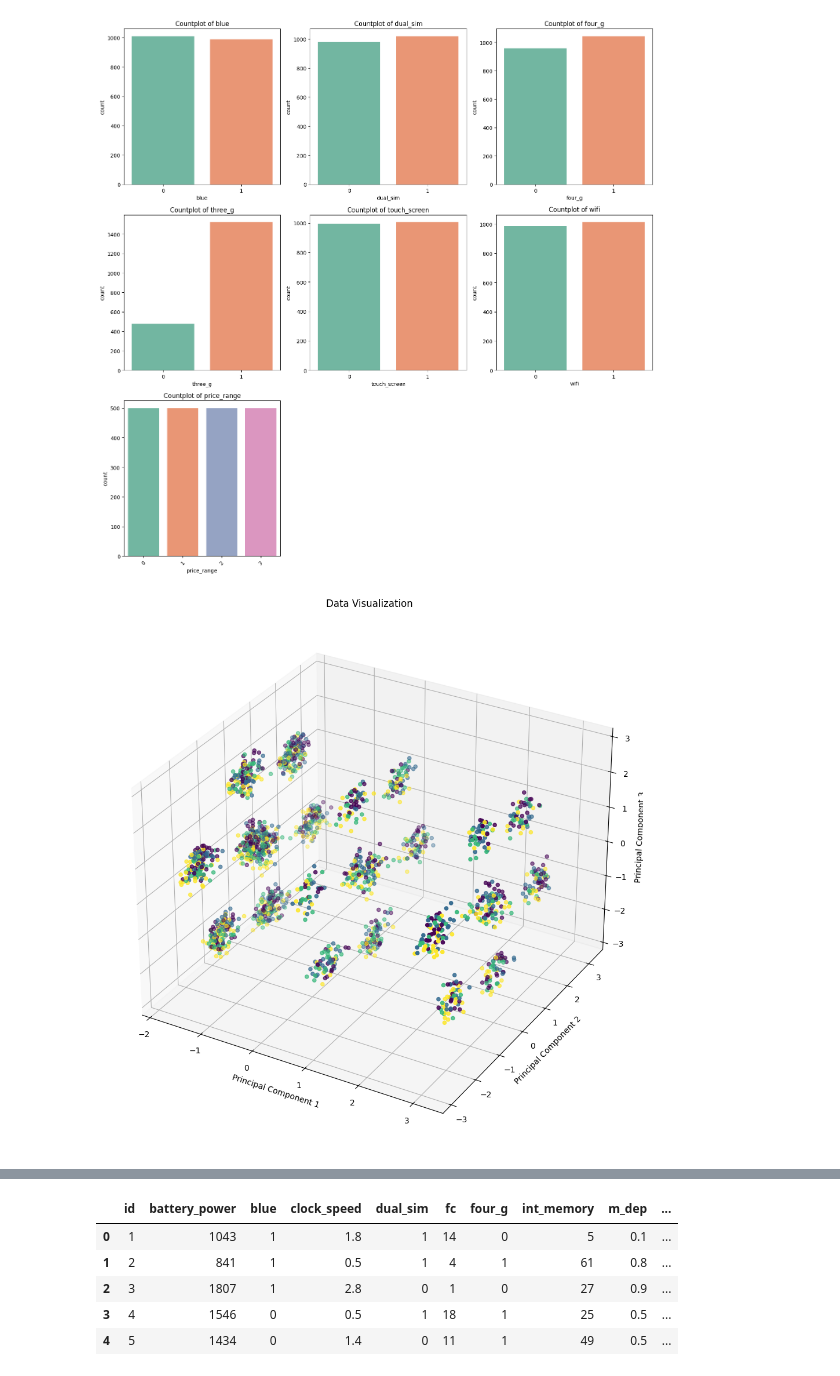
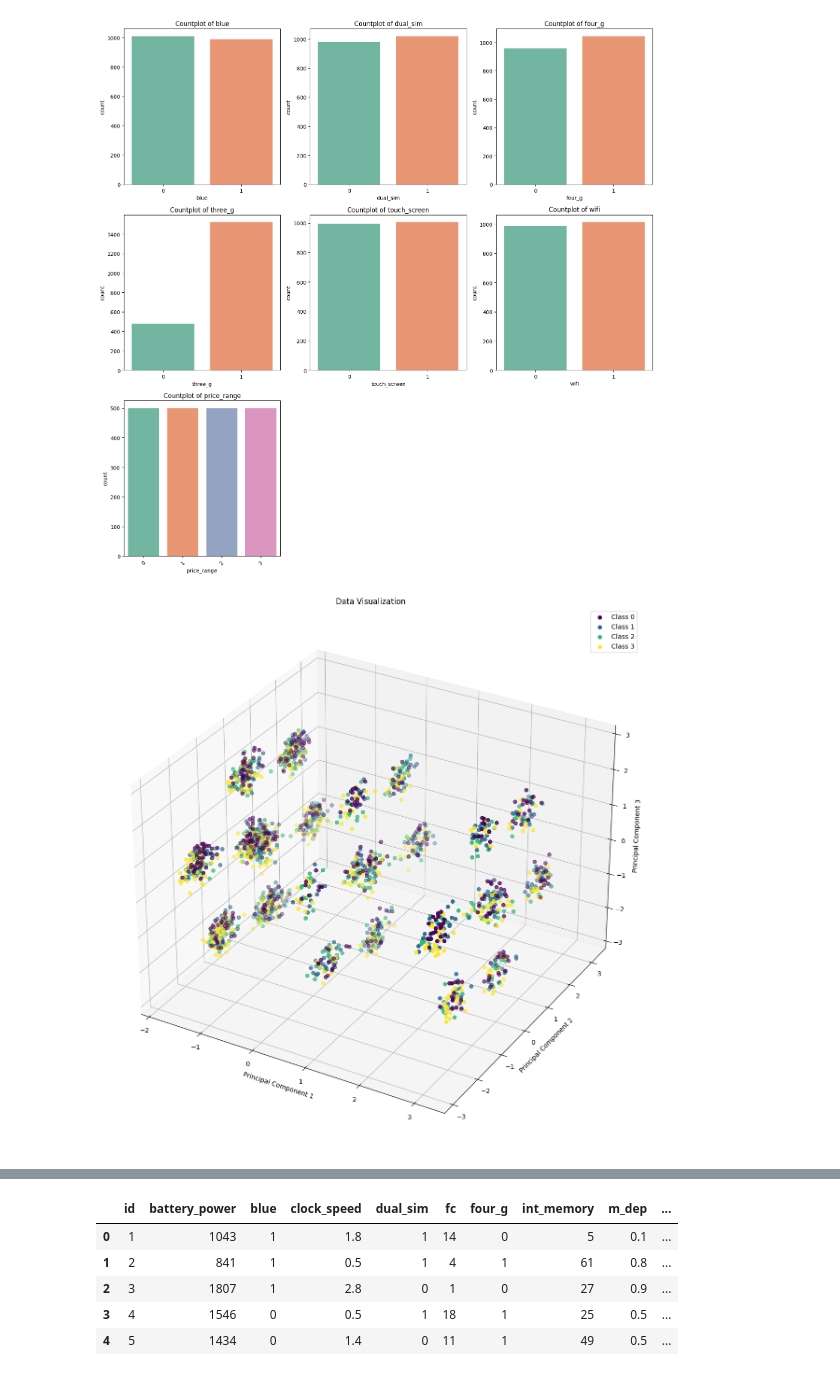
Before and after one commit to dangth2004/Machine-Learning, a Jupyter notebook: mobile_price_prediction/mobile_price.ipynb, the cells around one changed output, grey strips where cells are left out. Saved outputs shown, nothing was run; the diff lists cells and outputs as text; code cells hidden in the pictures.

```diff
--- a/mobile_price_prediction/mobile_price.ipynb
+++ b/mobile_price_prediction/mobile_price.ipynb
@@ -174,27 +174,42 @@ x_data = StandardScaler().fit_transform(x_data)
 # Split train set and evaluation set
 x_train, x_test, y_train, y_test = train_test_split(x_data, y_data, test_size=0.2, random_state=42)
 # %%
+import numpy as np
+import matplotlib.pyplot as plt
 from sklearn.decomposition import PCA
 
 # Dimensional reduction
 pca = PCA(n_components=3, random_state=42)
 x_data_pca = pca.fit_transform(x_data)
 
 # Data Visualization
-pca_x = x_data_pca[:, 0]
-pca_y = x_data_pca[:, 1]
-pca_z = x_data_pca[:, 2]
+fig = plt.figure(figsize=(15, 15))
+ax = fig.add_subplot(111, projection='3d')
 
-fig = plt.figure(figsize=(12, 12))
-ax = fig.add_subplot(111, projection='3d')
-ax.scatter(pca_x, pca_y, pca_z, c=y_data, cmap='viridis')
+# Lấy các nhãn class duy nhất và màu sắc tương ứng
+unique_classes = np.unique(y_data)
+colors = plt.cm.viridis(np.linspace(0, 1, len(unique_classes)))
+
+# Vẽ từng class riêng biệt để tạo legend
+for i, class_label in enumerate(unique_classes):
+    indices = np.where(y_data == class_label)
+    ax.scatter(
+        x_data_pca[indices, 0],
+        x_data_pca[indices, 1],
+        x_data_pca[indices, 2],
+        color=colors[i],
+        label=f'Class {class_label}',
+        s=30
+    )
+
 ax.set_title('Data Visualization')
 ax.set_xlabel('Principal Component 1')
 ax.set_ylabel('Principal Component 2')
 ax.set_zlabel('Principal Component 3')
+ax.legend()
 plt.show()
 # %% [output]
-[figure, old version]
+[figure, new version]
 # %%
 import time
 from sklearn.naive_bayes import GaussianNB
```
Also changed, not shown: parts of 5 cells of this notebook.
